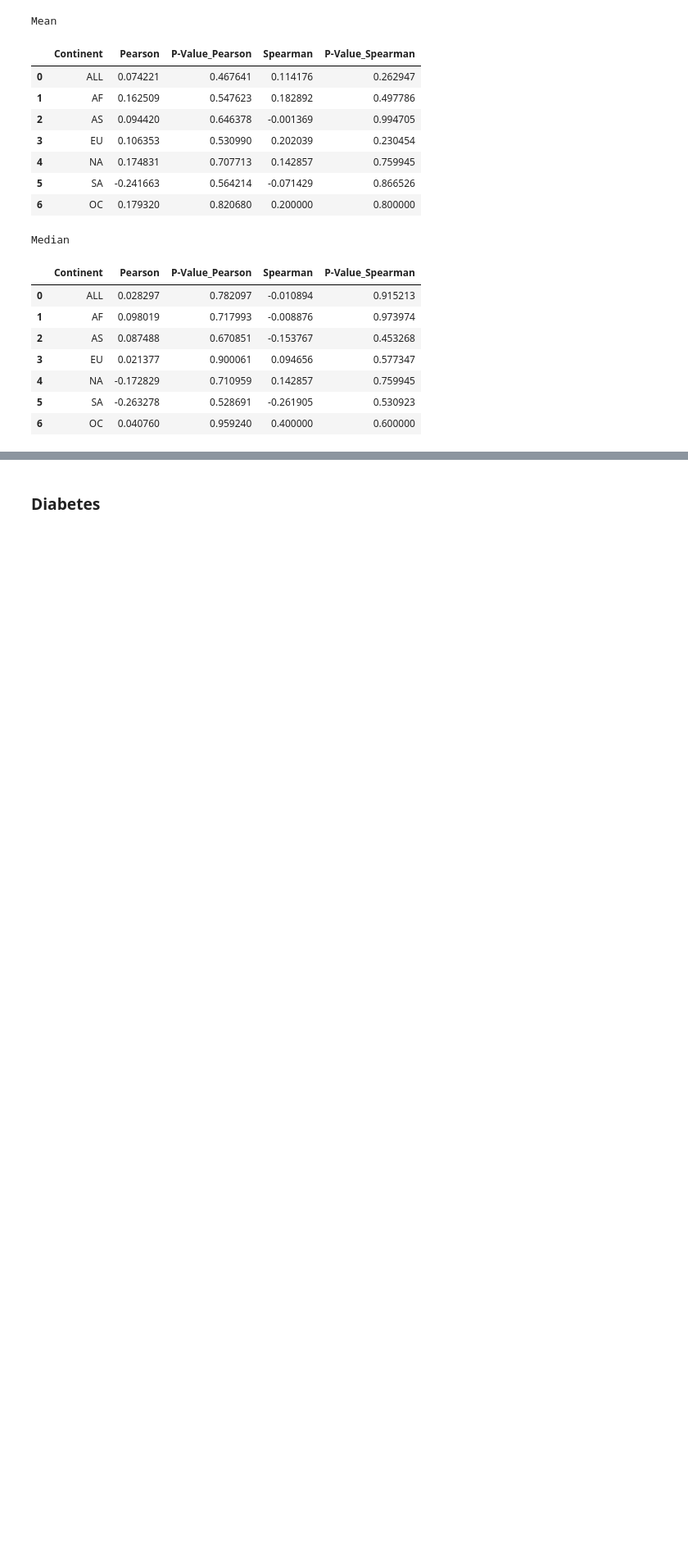
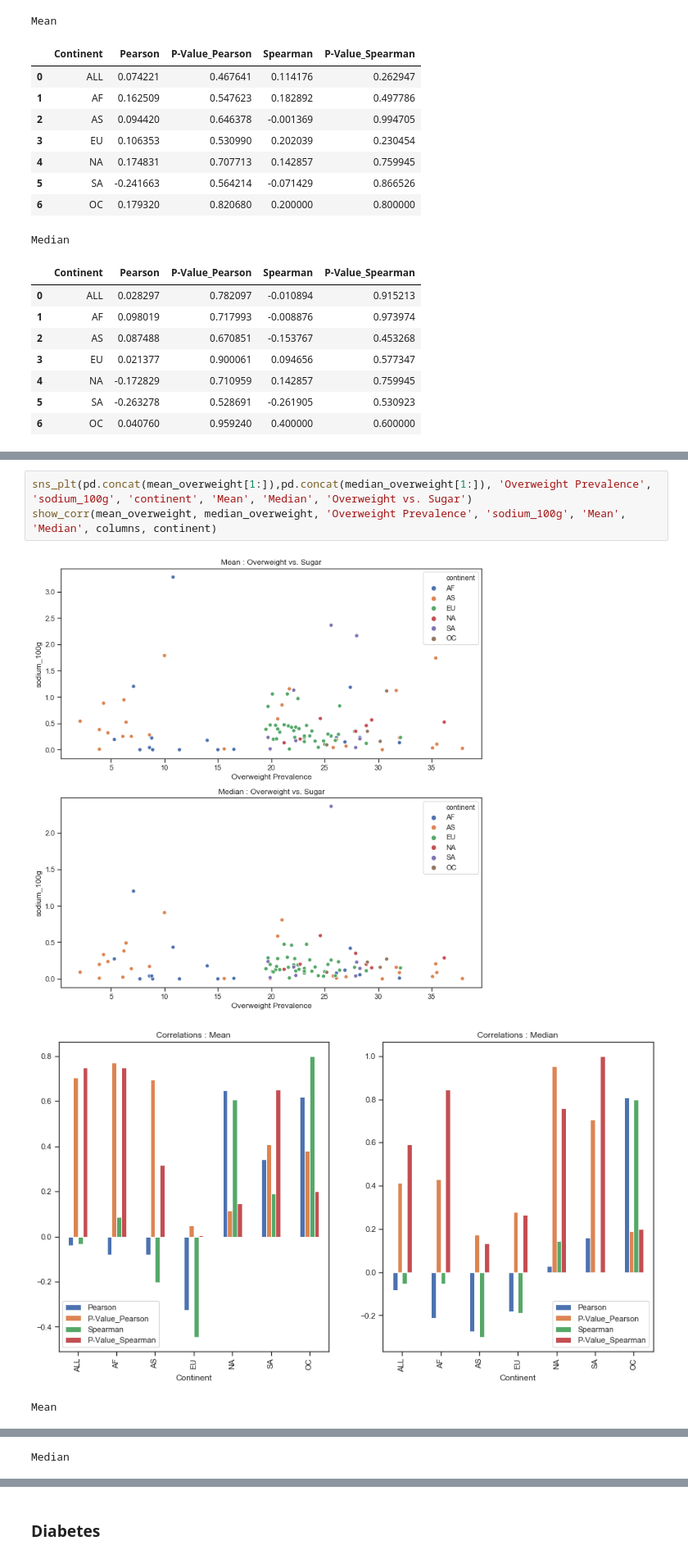
Before and after one commit to baraschi/AppliedDataAnalysis_Project, a Jupyter notebook: FoodProject.ipynb, the cells around one changed output, grey strips where cells are left out. Shown at 82% size. Saved outputs shown, nothing was run; the diff lists cells and outputs as text; blank space fills up the shorter version.

Commit message:
overweight

```diff
--- a/FoodProject.ipynb
+++ b/FoodProject.ipynb
@@ -712,0 +755,7 @@ Weirdly enough, there is no correlation for the countries with the fattiest/most
+# %%
+sns_plt(pd.concat(mean_overweight[1:]),pd.concat(median_overweight[1:]), 'Overweight Prevalence', 'sodium_100g', 'continent', 'Mean', 'Median', 'Overweight vs. Sugar')
+show_corr(mean_overweight, median_overweight, 'Overweight Prevalence', 'sodium_100g', 'Mean', 'Median', columns, continent)
+# %% [output]
+[figure, added]
+[figure, added]
+Mean
@@ -712,0 +770 @@ Weirdly enough, there is no correlation for the countries with the fattiest/most
+Median
```
Also changed, not shown: parts of 11 cells of this notebook.
